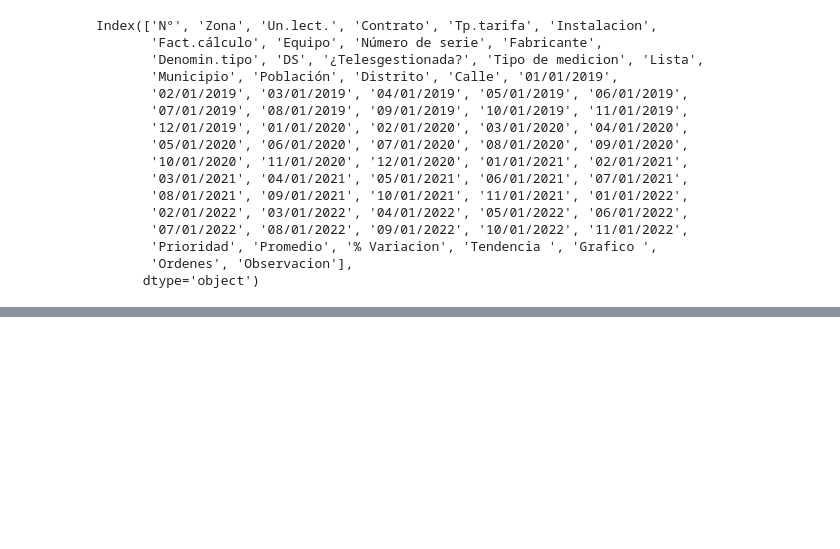
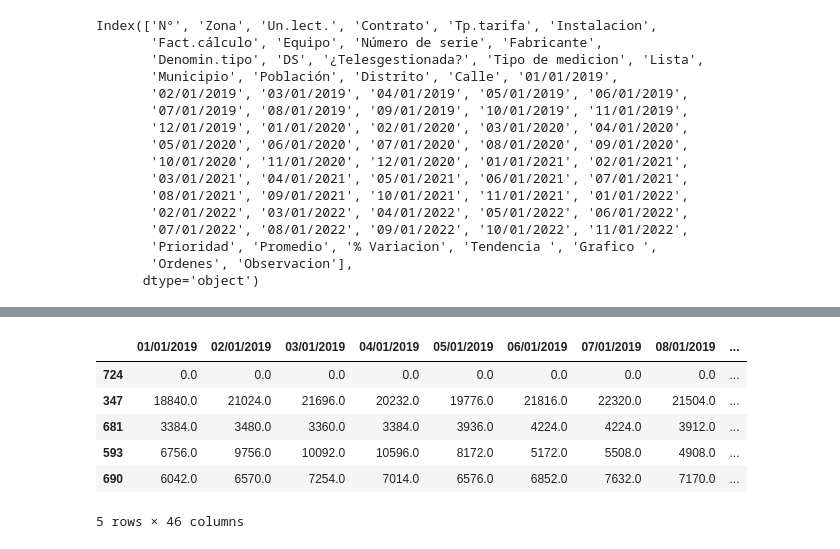
Before and after one commit to napo1998delsur/fraudes_grandes_clientes, a Jupyter notebook: eda/suministrosindustriales copy.ipynb, the cells around one changed output, grey strips where cells are left out. Saved outputs shown, nothing was run; the diff lists cells and outputs as text; code cells hidden in the pictures; blank space fills up the shorter version.

```diff
--- a/eda/suministrosindustriales copy.ipynb
+++ b/eda/suministrosindustriales copy.ipynb
@@ -355,7 +356,7 @@ from sklearn.ensemble import IsolationForest
 # %%
 from sklearn.model_selection import train_test_split
 # %%
-X=clean[['02/01/2019', '03/01/2019', '04/01/2019', '05/01/2019', '06/01/2019',
+X=clean[['01/01/2019','02/01/2019', '03/01/2019', '04/01/2019', '05/01/2019', '06/01/2019',
        '07/01/2019', '08/01/2019', '09/01/2019', '10/01/2019', '11/01/2019',
        '12/01/2019', '01/01/2020', '02/01/2020', '03/01/2020', '04/01/2020',
        '05/01/2020', '06/01/2020', '07/01/2020', '08/01/2020', '09/01/2020',
@@ -380,3 +423,13 @@ array([1, 1, 1, ..., 1, 1, 1])
+# %%
+X_train.head()
+# %% [output]
+|  | 01/01/2019 | 02/01/2019 | 03/01/2019 | 04/01/2019 | 05/01/2019 | 06/01/2019 | 07/01/2019 | 08/01/2019 | ... |
+| 724 | 0.0 | 0.0 | 0.0 | 0.0 | 0.0 | 0.0 | 0.0 | 0.0 | ... |
+| 347 | 18840.0 | 21024.0 | 21696.0 | 20232.0 | 19776.0 | 21816.0 | 22320.0 | 21504.0 | ... |
+| 681 | 3384.0 | 3480.0 | 3360.0 | 3384.0 | 3936.0 | 4224.0 | 4224.0 | 3912.0 | ... |
+| 593 | 6756.0 | 9756.0 | 10092.0 | 10596.0 | 8172.0 | 5172.0 | 5508.0 | 4908.0 | ... |
+| 690 | 6042.0 | 6570.0 | 7254.0 | 7014.0 | 6576.0 | 6852.0 | 7632.0 | 7170.0 | ... |
+5 rows × 46 columns
 # %%
 Y_pred=clf.predict(X_test)
 # %%
```
Also changed, not shown: parts of 22 cells of this notebook, 7 other files.
